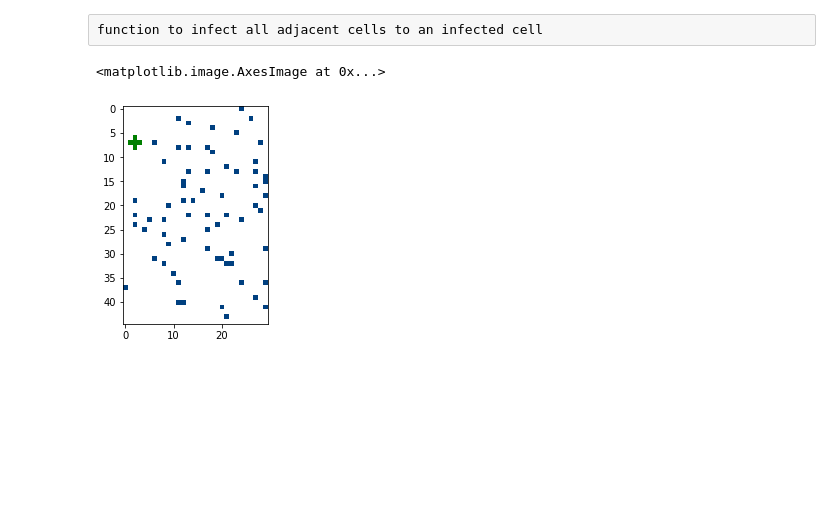
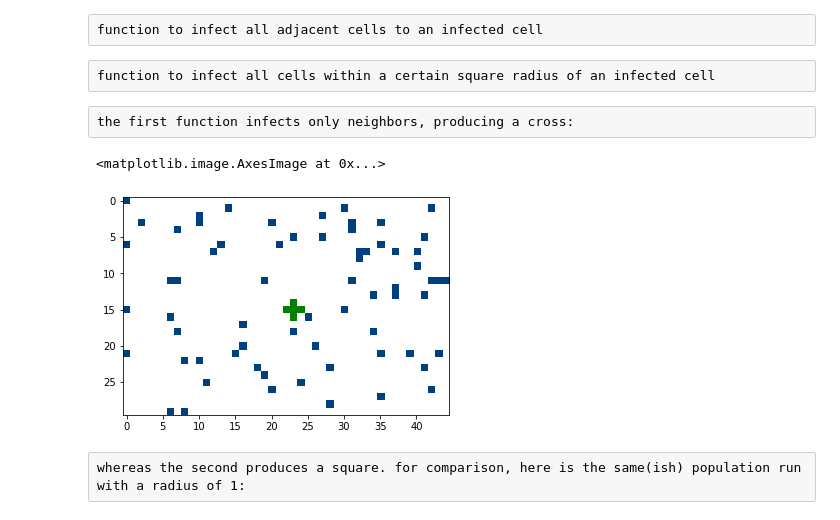
Before and after one commit to eekraus/PHYS250, a Jupyter notebook: final-project-eekraus/project.ipynb, the cells around one changed output. Saved outputs shown, nothing was run; the diff lists cells and outputs as text; code cells hidden in the pictures; blank space fills up the shorter version.

```diff
--- a/final-project-eekraus/project.ipynb
+++ b/final-project-eekraus/project.ipynb
@@ -126,4 +126,6 @@ def infectneighbors(pop):
             person2 = (i, j+1)
             newpop = infect(newpop, person2)
 
-    return infectedcells
+    return newpop
+# %% [raw]
+function to infect all cells within a certain square radius of an infected cell
@@ -130,9 +220,13 @@ def infectneighbors(pop):
+# %% [raw]
+the first function infects only neighbors, producing a cross:
 # %%
-p = population(45,30)
+p = population(30,45)
 percimmune(.05, p)
-newp = infect(p, (7, 2))
+newp = infect(p, (15, 23))
 infectneighbors(newp)
 plotpop(newp)
 # %% [output]
 <matplotlib.image.AxesImage at 0x...>
-[figure, old version]
+[figure, new version]
+# %% [raw]
+whereas the second produces a square. for comparison, here is the same(ish) population run with a radius of 1:
```
Also changed, not shown: parts of 14 cells of this notebook.
